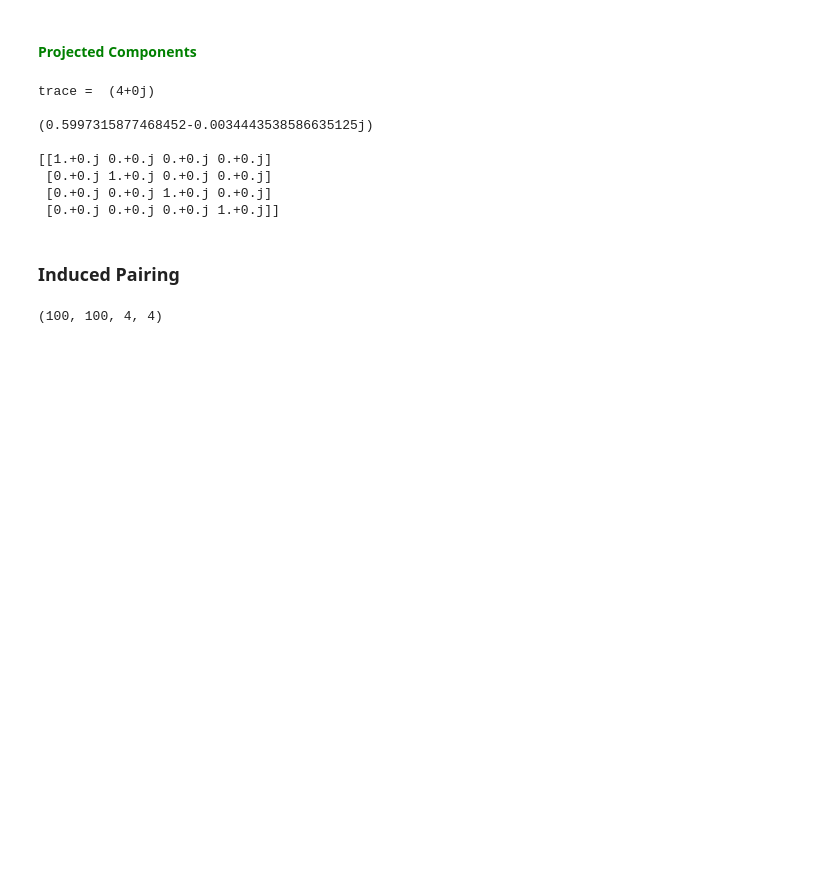
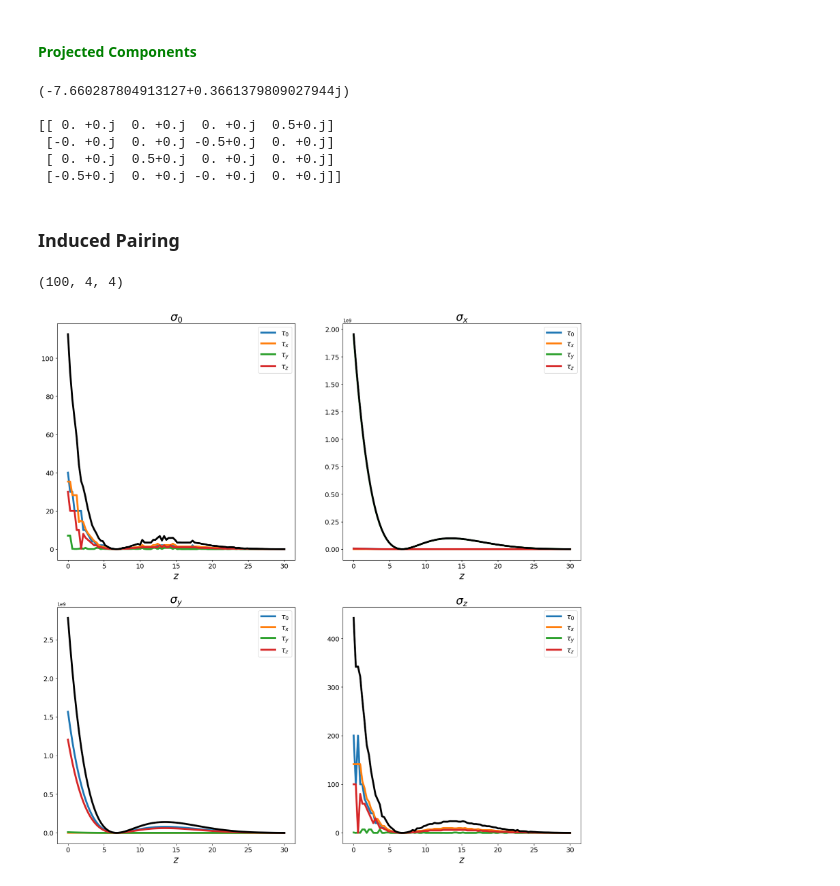
Before and after one commit to danidimic/MTI_SC_Gorkov, a Jupyter notebook: Pairing_Effective_Model.ipynb, the cells around one changed output. Drawn from its saved outputs; the diff is of its cells as text; code cells hidden in the pictures; blank space fills up the shorter version.

```diff
--- a/Pairing_Effective_Model.ipynb
+++ b/Pairing_Effective_Model.ipynb
@@ -105,10 +100,9 @@ Gamma = np.matrix([[1,0],[0,1],[1,0],[0,1]])
 # compute F at given parameters
 F2 = Change_Basis(FMTI2_NeumannBC(d=d, z=z, Z=z, z0=0, kx=0.01, ky=0., L=L, mu=mu, Delta=Delta, omega=omega, Gamma=Gamma))
 
-s = 's0'; o = 't0'
+s = 'sx'; o = 'ty'
 
 proj = Pairing_Projection(Delta=F2, spin=s, orbital=o)
-print()
 print(proj)
 print()
 
@@ -116,14 +110,12 @@ print()
 c = Pairing_Channel(spin=s, orbital=o)
 print(c)
 # %% [output]
-trace =  (4+0j)
+(-7.660287804913127+0.3661379809027944j)
 
-(0.5997315877468452-0.0034443538586635125j)
-
-[[1.+0.j 0.+0.j 0.+0.j 0.+0.j]
- [0.+0.j 1.+0.j 0.+0.j 0.+0.j]
- [0.+0.j 0.+0.j 1.+0.j 0.+0.j]
- [0.+0.j 0.+0.j 0.+0.j 1.+0.j]]
+[[ 0. +0.j  0. +0.j  0. +0.j  0.5+0.j]
+ [-0. +0.j  0. +0.j -0.5+0.j  0. +0.j]
+ [ 0. +0.j  0.5+0.j  0. +0.j  0. +0.j]
+ [-0.5+0.j  0. +0.j -0. +0.j  0. +0.j]]
 # %% [markdown]
 ### **Induced Pairing**
 # %%
@@ -166,6 +158,58 @@ for idx in range(k_dim):
 
         F_data[idx][jdx] = Change_Basis(matrix)
 
-print(F_data.shape)
+
+# take sum over k
+Favg = np.sum(F_data, axis=0)
+print(Favg.shape)
 # %% [output]
-(100, 100, 4, 4)
+(100, 4, 4)
+# %%
+label = {
+    's0': "$\sigma_0$",
+    'sx': "$\sigma_x$",
+    'sy': "$\sigma_y$",
+    'sz': "$\sigma_z$",
+
+    't0': "$\\tau_0$",
+    'tx': "$\\tau_x$",
+    'ty': "$\\tau_y$",
+    'tz': "$\\tau_z$"
+}
+
+
+# subplots
+fig, axs = plt.subplots(2,2, figsize=(20, 20))
+
+# loop over spins
+for s in ['s0', 'sx', 'sy', 'sz']:
+
+    # indices for plotting
+    if s=='s0': iPic = 0; jPic = 0
+    if s=='sx': iPic = 0; jPic = 1
+    if s=='sy': iPic = 1; jPic = 0
+    if s=='sz': iPic = 1; jPic = 1
+
+    # zero vector for total
+    ftotal = np.zeros(len(Z), dtype='complex')
+
+    for t in ['t0', 'tx', 'ty', 'tz']:
+
+        # projection over channel
+        f_A = np.array([Pairing_Projection(Delta=F2, spin=s, orbital=t) for F2 in Favg])
+
+        ftotal += np.abs(f_A)
+
+        # plot coefficients f_A(z)
+        axs[iPic][jPic].plot(Z, np.abs(f_A), lw=4, label=label[t])
+
+
+    axs[iPic][jPic].plot(Z, ftotal.real, lw=4, c='black')
+
+    axs[iPic][jPic].set_xlabel("$z$", fontsize = 20)
+    axs[iPic][jPic].set_title(label[s], fontsize = 24)
+
+    axs[iPic][jPic].tick_params(axis='both', which='major', labelsize=14)
+    axs[iPic][jPic].legend(fontsize=15)
+# %% [output]
+[figure, added]
```
Also changed, not shown: parts of 3 cells of this notebook, 7 other files.
